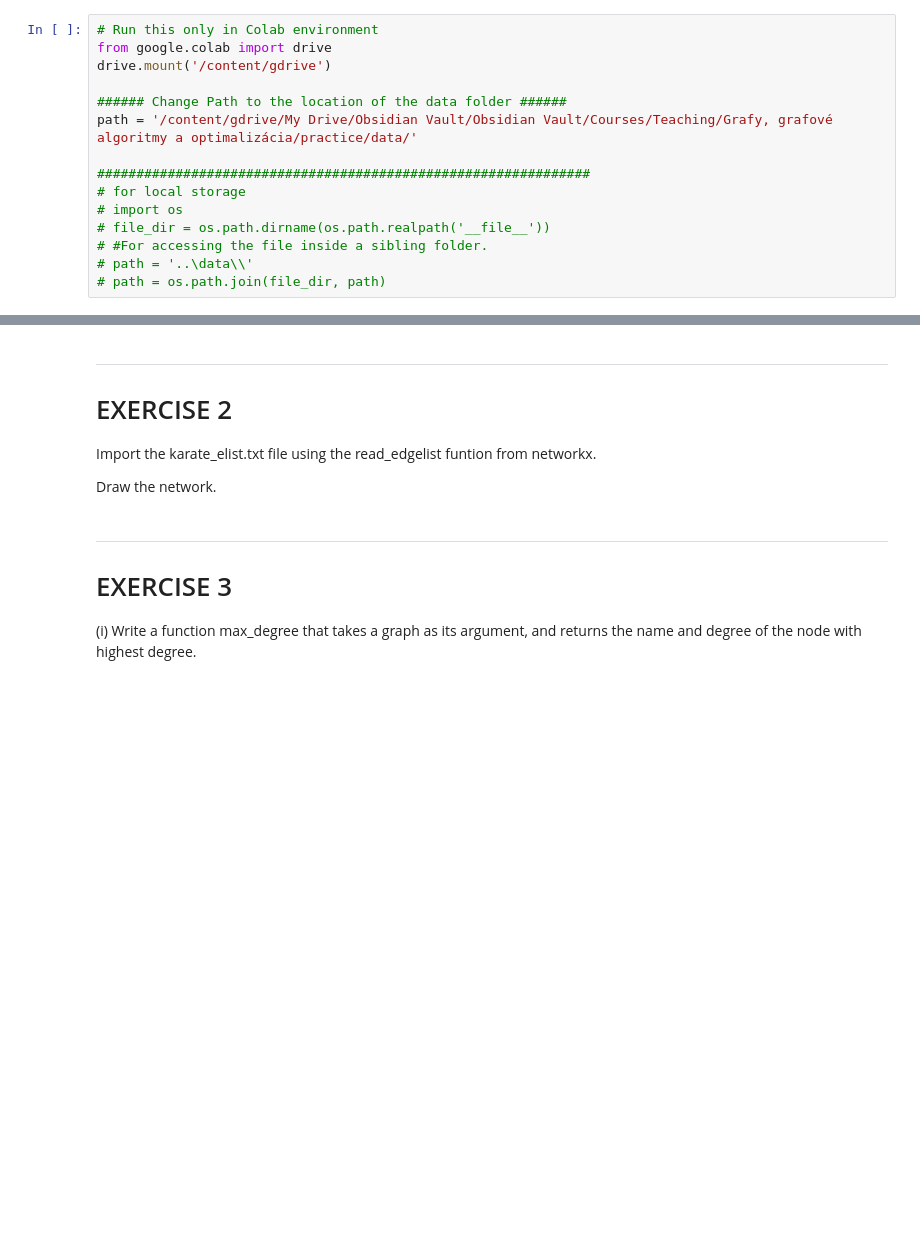
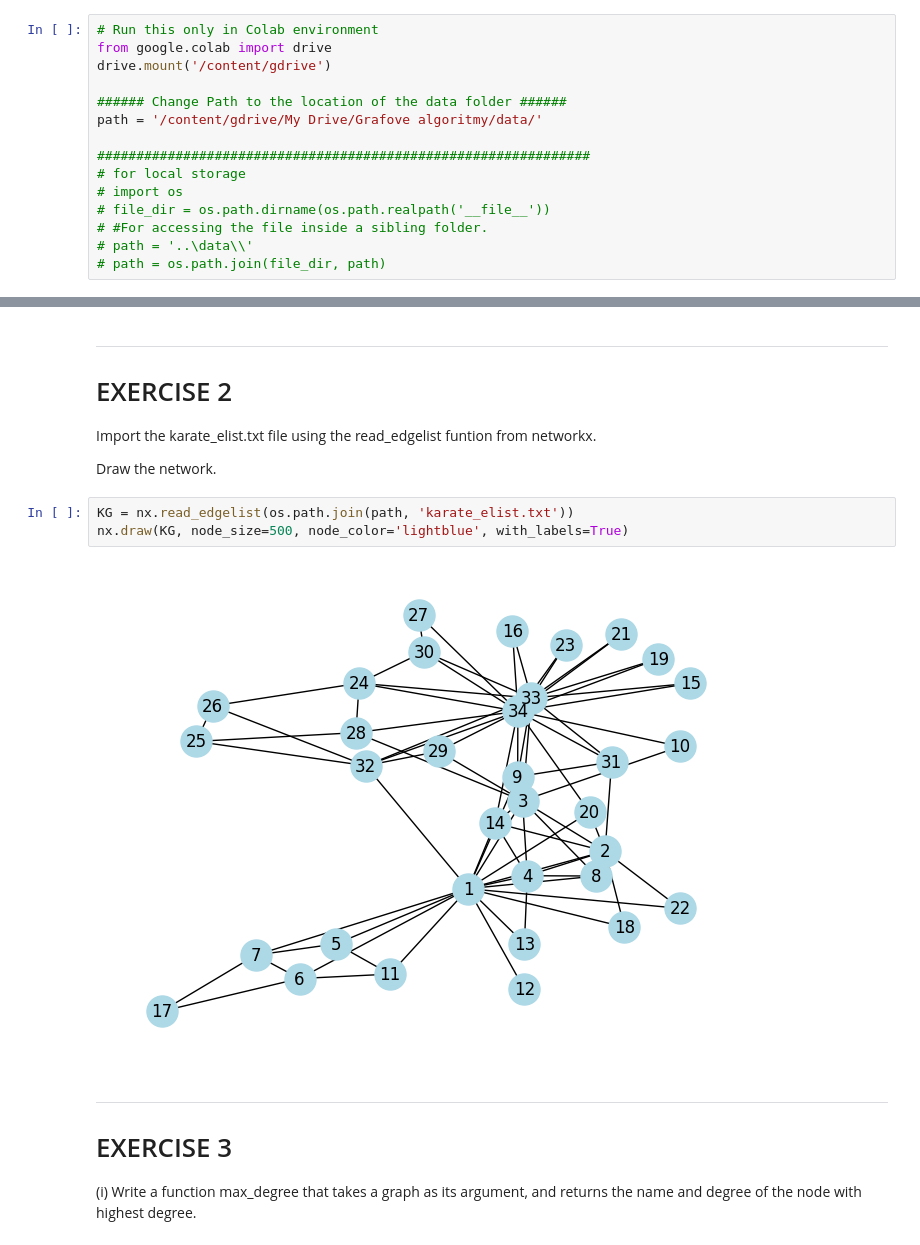
Before and after one commit to danghuy11/1-AIN-413-22-Graphs, a Jupyter notebook: tutorials/Tutorial1.ipynb, the cells around one changed output, grey strips where cells are left out. Drawn from its saved outputs; the diff is of its cells as text; blank space fills up the shorter version.

```diff
--- a/tutorials/Tutorial1.ipynb
+++ b/tutorials/Tutorial1.ipynb
@@ -21,7 +21,7 @@ from google.colab import drive
 drive.mount('/content/gdrive')
 
 ###### Change Path to the location of the data folder ######
-path = '/content/gdrive/My Drive/Obsidian Vault/Obsidian Vault/Courses/Teaching/Grafy, grafové algoritmy a optimalizácia/practice/data/'
+path = '/content/gdrive/My Drive/Grafove algoritmy/data/'
 
 ###############################################################
 # for local storage
@@ -286,6 +350,11 @@ SG.degree('Alice')
 Import the karate_elist.txt file using the read_edgelist funtion from networkx.
 
 Draw the network.
+# %%
+KG = nx.read_edgelist(os.path.join(path, 'karate_elist.txt'))
+nx.draw(KG, node_size=500, node_color='lightblue', with_labels=True)
+# %% [output]
+[figure, added]
 # %% [markdown]
 ---
 # EXERCISE 3
```
Also changed, not shown: parts of 30 cells of this notebook.
